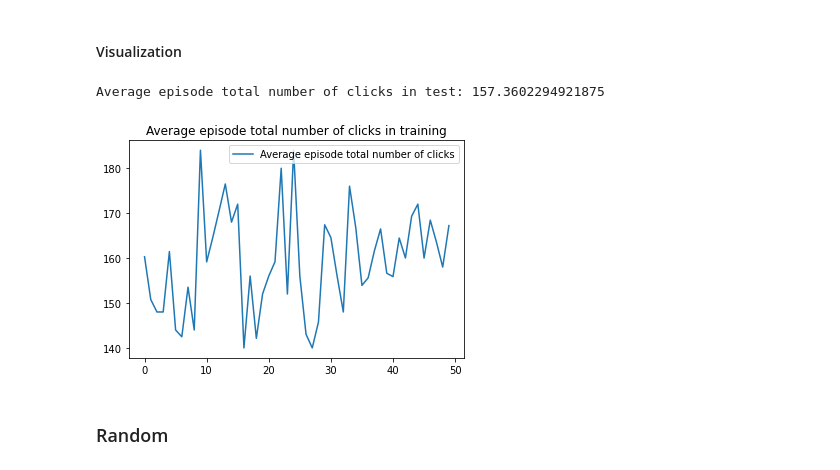
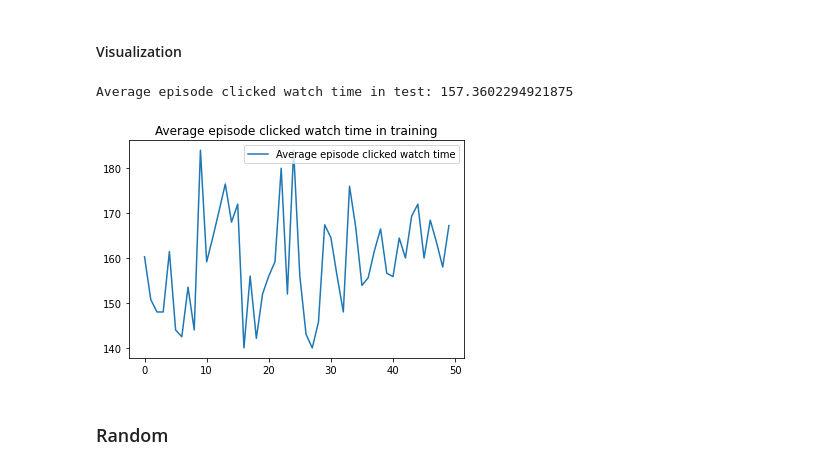
Before and after one commit to VectorInstitute/recommender_systems_project, a Jupyter notebook: rl_based_recsys/slateq_recsim.ipynb, the cells around one changed output. Saved outputs shown, nothing was run; the diff lists cells and outputs as text; code cells hidden in the pictures.

```diff
--- a/rl_based_recsys/slateq_recsim.ipynb
+++ b/rl_based_recsys/slateq_recsim.ipynb
@@ -345,11 +347,11 @@ full_slate_q_eval_runner.run_experiment()
 # %%
 full_slate_q_agent_dir = os.listdir(tmp_full_slate_q_dir)
 full_slate_q_agent_dir.sort(reverse=True)
-show_training_results(tmp_full_slate_q_dir, full_slate_q_agent_dir[0], "total number of clicks")
-show_eval_results(tmp_full_slate_q_dir, full_slate_q_agent_dir[1], "total number of clicks")
+show_training_results(tmp_full_slate_q_dir, full_slate_q_agent_dir[0], "clicked watch time")
+show_eval_results(tmp_full_slate_q_dir, full_slate_q_agent_dir[1], "clicked watch time")
 # %% [output]
-Average episode total number of clicks in test: 157.3602294921875
+Average episode clicked watch time in test: 157.3602294921875
-[figure, old version]
+[figure, new version]
 # %% [markdown]
 ### Random
 # %%
```
Also changed, not shown: parts of 14 cells of this notebook.
